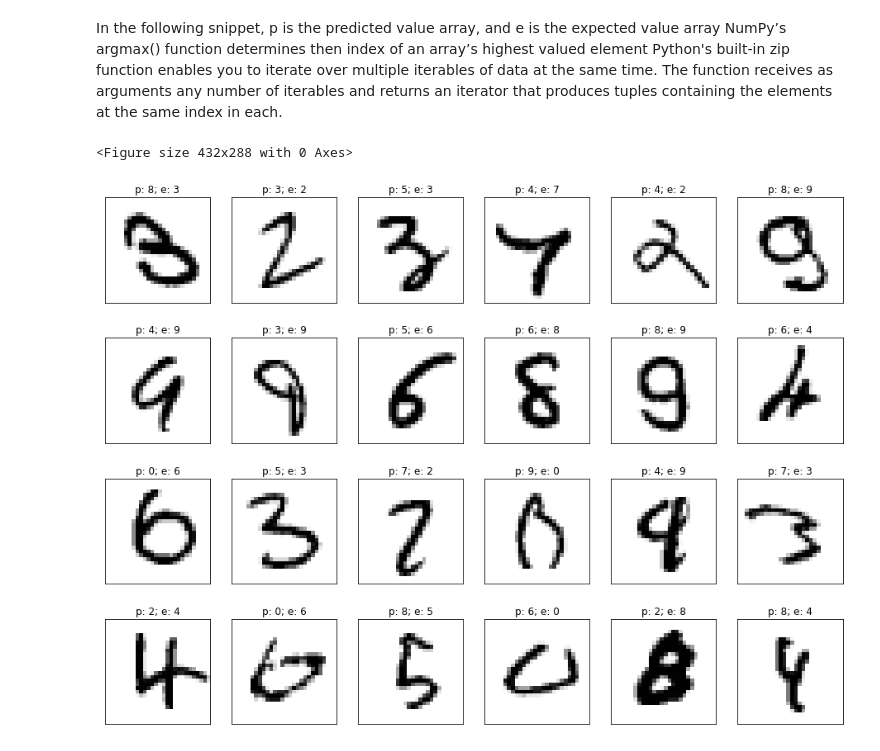
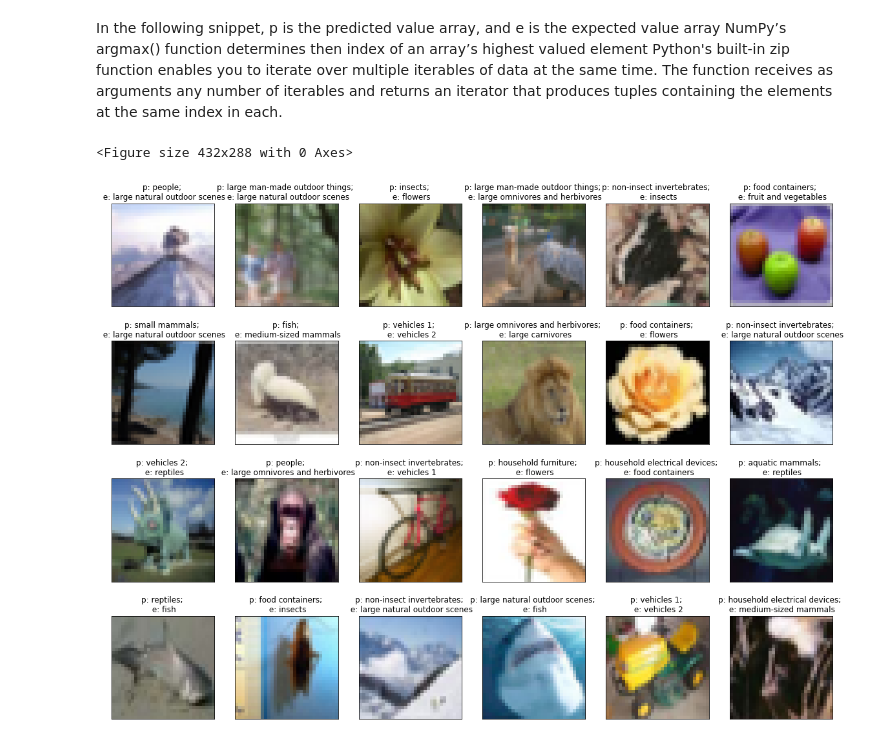
Before and after one commit to HOGENT-Databases/DB3-Workshops, a Jupyter notebook: notebooks/CNN_exercise_cifar_100.ipynb, the cells around one changed output. Cells and saved outputs as stored; diff of their text form; code cells hidden in the pictures.

```diff
--- a/notebooks/CNN_exercise_cifar_100.ipynb
+++ b/notebooks/CNN_exercise_cifar_100.ipynb
@@ -511,35 +516,35 @@ In the following snippet, p is the predicted value array, and e is the expected
 NumPy’s argmax() function determines then index of an array’s highest valued element
 Python's built-in zip function enables you to iterate over multiple iterables of data at the same time. The function receives as arguments any number of iterables and returns an iterator that produces tuples containing the elements at the same index in each.
 # %%
-# Locating the Incorrect Predictions
-images = X_test.reshape((10000, 28, 28))
+,# Locating the Incorrect Predictions
+images = X_test.reshape((10000, 32, 32, 3))
 
 incorrect_predicted_images = []
-predicted_digits = []
-expected_digits = []
+predicted_imgs = []
+expected_imgs = []
 
 for i, (p, e) in enumerate(zip(predictions, y_test)):
     predicted, expected = np.argmax(p), np.argmax(e)
 
     if predicted != expected:  # prediction was incorrect
         incorrect_predicted_images.append(images[i])
-        predicted_digits.append(predicted)
-        expected_digits.append(expected)
+        predicted_imgs.append(predicted)
+        expected_imgs.append(expected)
 # %%
 import matplotlib.pyplot as plt
 
 %matplotlib inline
 plt.figure()
 nrows,ncols=4,6
-plt.subplots(nrows,ncols, figsize=(16, 12))
+plt.subplots(nrows,ncols, figsize=(20, 15))
 
 for i in range(nrows*ncols):  # show first 24 digits
   plt.subplot(nrows,ncols,i+1)  # i+1 is position of subplot in nrows x ncols table
   # show bitmap, interpret 0 as white and 255 as black (grayvalues)
-  plt.imshow(incorrect_predicted_images[i].reshape(28,28), cmap=plt.cm.gray_r)
-  plt.title(f'p: {predicted_digits[i]}; e: {expected_digits[i]}')
+  plt.imshow(incorrect_predicted_images[i].reshape(32,32,3),interpolation='None')
+  plt.title(f'p: {labels[predicted_imgs[i]]}; \n e: {labels[expected_imgs[i]]}')
   plt.xticks([])   # no ticks on x axis
   plt.yticks([])   # not ticks on y axis
 # %% [output]
 <Figure size 432x288 with 0 Axes>
-[figure, old version]
+[figure, new version]
```
Also changed, not shown: parts of 9 cells of this notebook.
